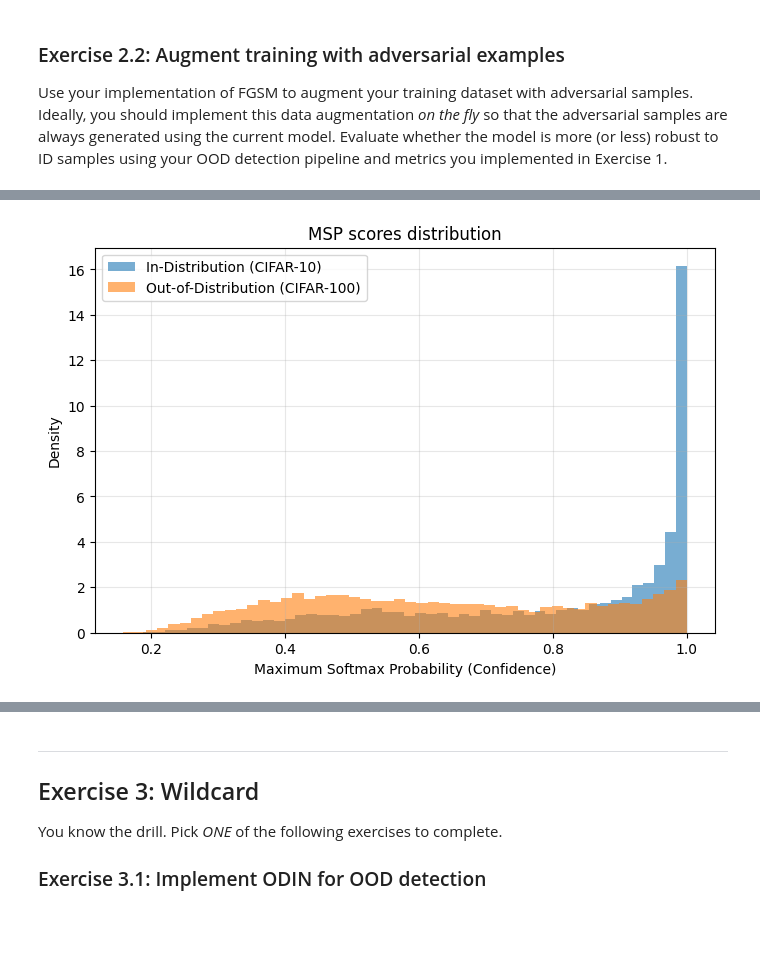
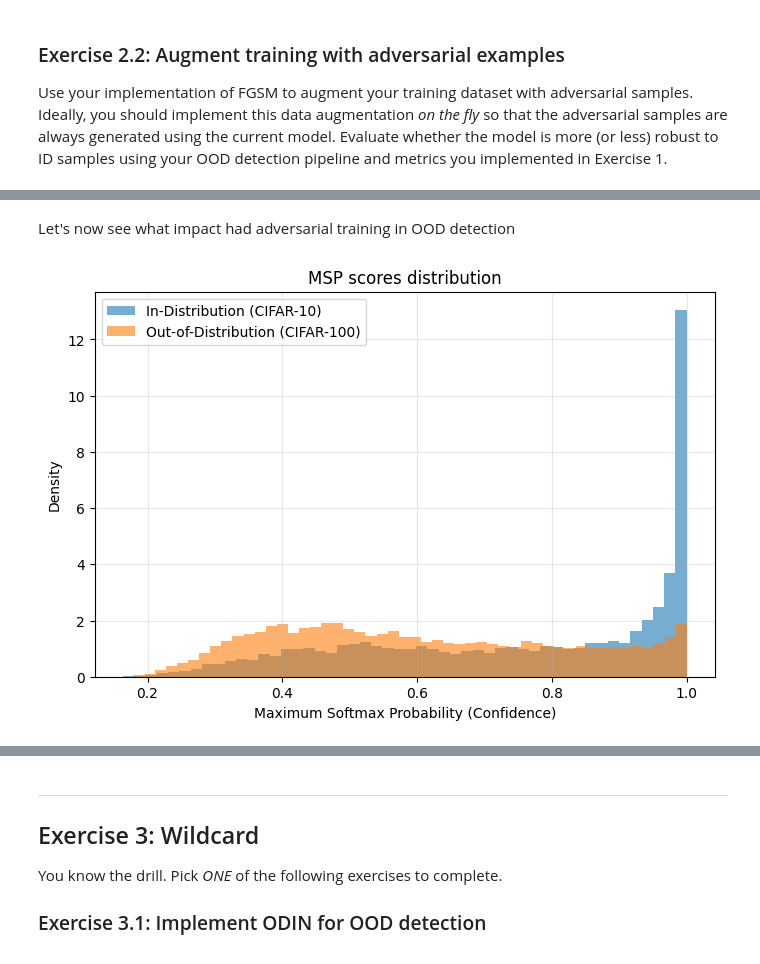
Before and after one commit to stefanomagnolfiunifi/DLA2026, a Jupyter notebook: adversarial_lab/adversarial.ipynb, the cells around one changed output, grey strips where cells are left out. Saved outputs shown, nothing was run; the diff lists cells and outputs as text; code cells hidden in the pictures; blank space fills up the shorter version.

Commit message:
FEAT: completed Exercises 2.1 and 2.2 of adversarial lab

```diff
--- a/adversarial_lab/adversarial.ipynb
+++ b/adversarial_lab/adversarial.ipynb
@@ -393,9 +582,11 @@ Validation Loss: 0.9626, Validation Accuracy: 0.6603
+# %% [markdown]
+Let's now see what impact had adversarial training in OOD detection
 # %%
-id_scores = get_msp_scores(resnet18, test_loader, device)
-ood_scores = get_msp_scores(resnet18, ood_loader, device)
+id_scores = get_msp_scores(adv_resnet18, test_loader, device)
+ood_scores = get_msp_scores(adv_resnet18, ood_loader, device)
 plot_histograms(id_scores, ood_scores)
 # %% [output]
-[figure, old version]
+[figure, new version]
 # %%
 plot_roc_pr_curves(id_scores, ood_scores)
 # %% [output]
```
Also changed, not shown: parts of 41 cells of this notebook, 1 other file.
